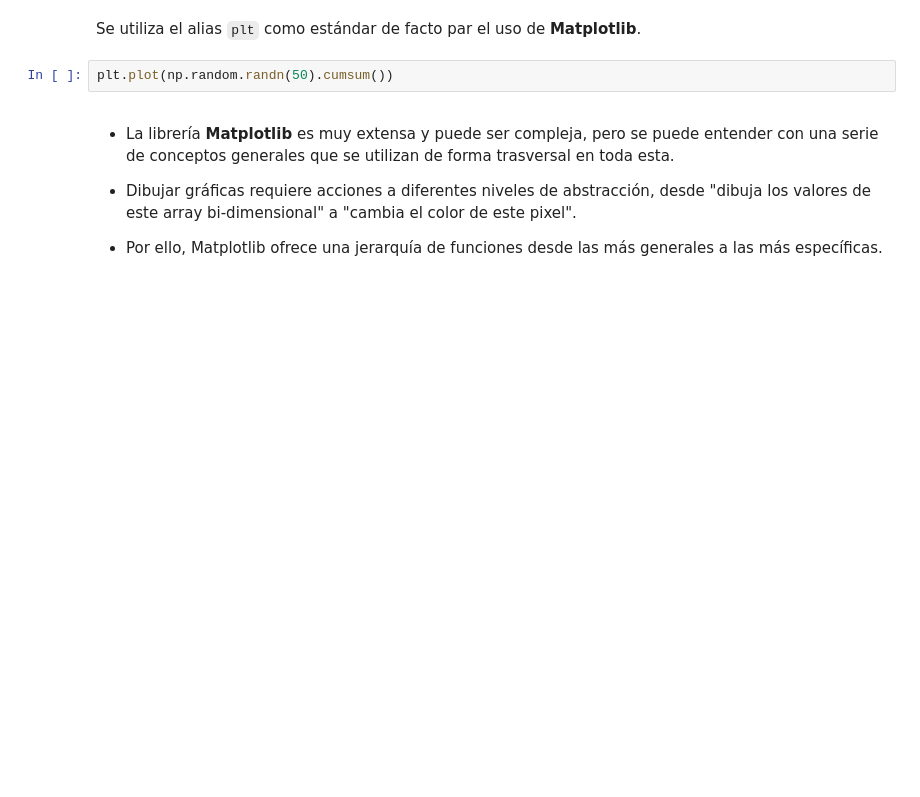
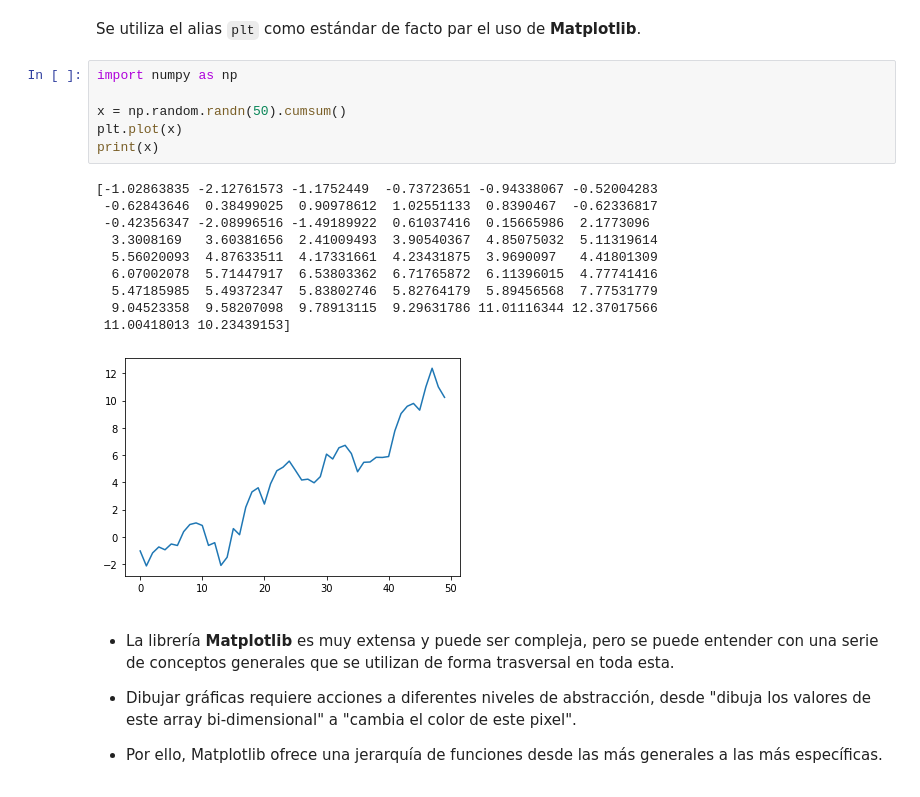
Before and after one commit to marcosgabarda/python-course, a Jupyter notebook: Curso de Python - Tema 12.ipynb, the cells around one changed output. Cells and saved outputs as stored; diff of their text form; blank space fills up the shorter version.

```diff
--- a/Curso de Python - Tema 12.ipynb
+++ b/Curso de Python - Tema 12.ipynb
@@ -21,7 +21,22 @@ import matplotlib.pyplot as plt
 # %% [markdown]
 Se utiliza el alias `plt` como estándar de facto par el uso de **Matplotlib**.
 # %%
-plt.plot(np.random.randn(50).cumsum())
+import numpy as np
+
+x = np.random.randn(50).cumsum()
+plt.plot(x)
+print(x)
+# %% [output]
+[-1.02863835 -2.12761573 -1.1752449  -0.73723651 -0.94338067 -0.52004283
+ -0.62843646  0.38499025  0.90978612  1.02551133  0.8390467  -0.62336817
+ -0.42356347 -2.08996516 -1.49189922  0.61037416  0.15665986  2.1773096
+  3.3008169   3.60381656  2.41009493  3.90540367  4.85075032  5.11319614
+  5.56020093  4.87633511  4.17331661  4.23431875  3.9690097   4.41801309
+  6.07002078  5.71447917  6.53803362  6.71765872  6.11396015  4.77741416
+  5.47185985  5.49372347  5.83802746  5.82764179  5.89456568  7.77531779
+  9.04523358  9.58207098  9.78913115  9.29631786 11.01116344 12.37017566
+ 11.00418013 10.23439153]
+[figure, added]
 # %% [markdown]
 - La librería **Matplotlib** es muy extensa y puede ser compleja, pero se puede entender con una serie de conceptos generales que se utilizan de forma trasversal en toda esta.
 
```
Also changed, not shown: parts of 7 cells of this notebook, 10 other files.
